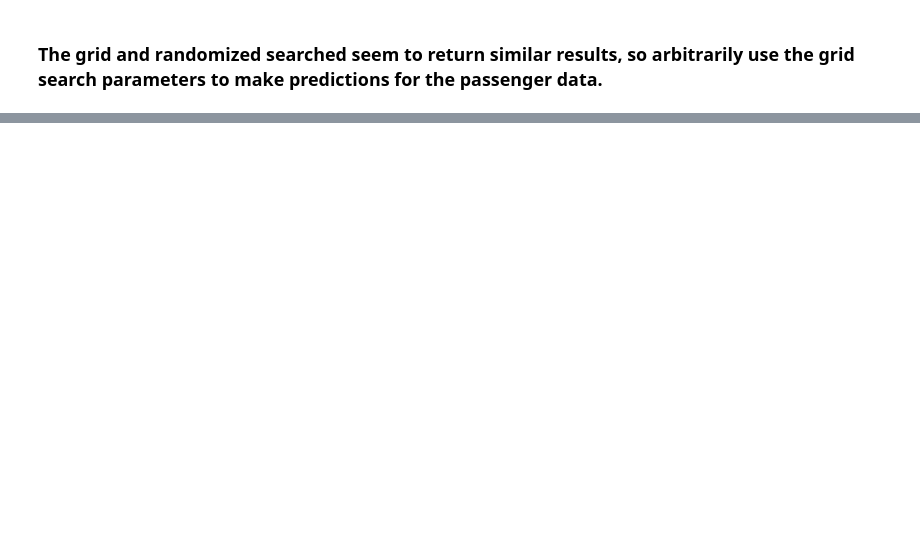
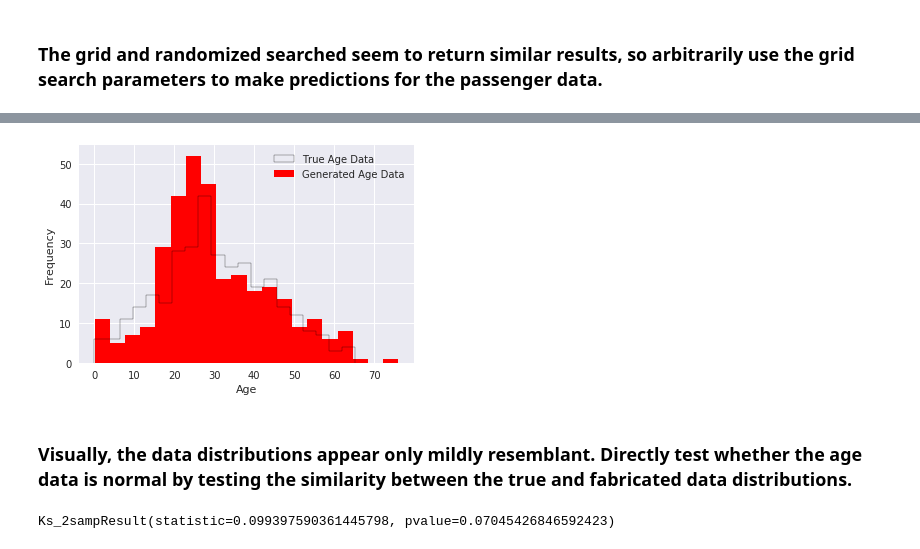
Before and after one commit to darrylgleason/Kaggle_Titanic, a Jupyter notebook: titanic.ipynb, the cells around one changed output, grey strips where cells are left out. Cells and saved outputs as stored; diff of their text form; code cells hidden in the pictures; blank space fills up the shorter version.

```diff
--- a/titanic.ipynb
+++ b/titanic.ipynb
@@ -443,0 +433,3 @@ print("with a score of %.3f" % model.best_score_)
+# %%
+df = load_data(TEST_DATA_PATH, "PassengerId")
+df.head()
@@ -443,0 +459,9 @@ print("with a score of %.3f" % model.best_score_)
+# %%
+# Since the test data only includes features,
+# it is exclusively X-data.
+x_test = df
+
+# Determine which features have missing values.
+nan_int_cols = gather_nan(x_test, "int")
+nan_float_cols = gather_nan(x_test, "float")
+nan_string_cols = gather_nan(x_test, "string")
@@ -443,0 +481,33 @@ print("with a score of %.3f" % model.best_score_)
+# %%
+# First, determine how the Age data is distributed.
+x_age = x_test['Age'].dropna().tolist()
+mu_age = np.mean(x_age)
+sigma_age = np.std(x_age)
+
+# Generate age samples using the age data's
+# average and standard deviation. Graphically
+# compare the real and fabricated data (normalized
+# for easy comparison).
+x_age_generated = np.random.normal(mu_age, sigma_age, len(x_age))
+
+# Set all ages below zero to zero.
+x_age_generated[(x_age_generated <= 0)] = 0
+plt.hist(x_age, bins=20, color='red', normed=0)
+plt.hist(x_age_generated, bins=20, histtype='step', color='black', normed=0)
+plt.xlabel("Age")
+plt.ylabel("Frequency")
+plt.legend(("True Age Data", "Generated Age Data"))
+plt.show()
+# %% [output]
+[figure, added]
+# %% [markdown]
+### Visually, the data distributions appear only mildly resemblant. Directly test whether the age data is normal by testing the similarity between the true and fabricated data distributions.
+# %%
+# Test whether these data sets have similar
+# distributions using the Kolmogorov-Smirnov
+# test. A large p-value (e.g. > 0.05) indicates
+# that the distributions are similar enough to
+# warrant considering them the same.
+stats.ks_2samp(x_age, x_age_generated)
+# %% [output]
+Ks_2sampResult(statistic=0.099397590361445798, pvalue=0.07045426846592423)
```
Also changed, not shown: parts of 31 cells of this notebook.
